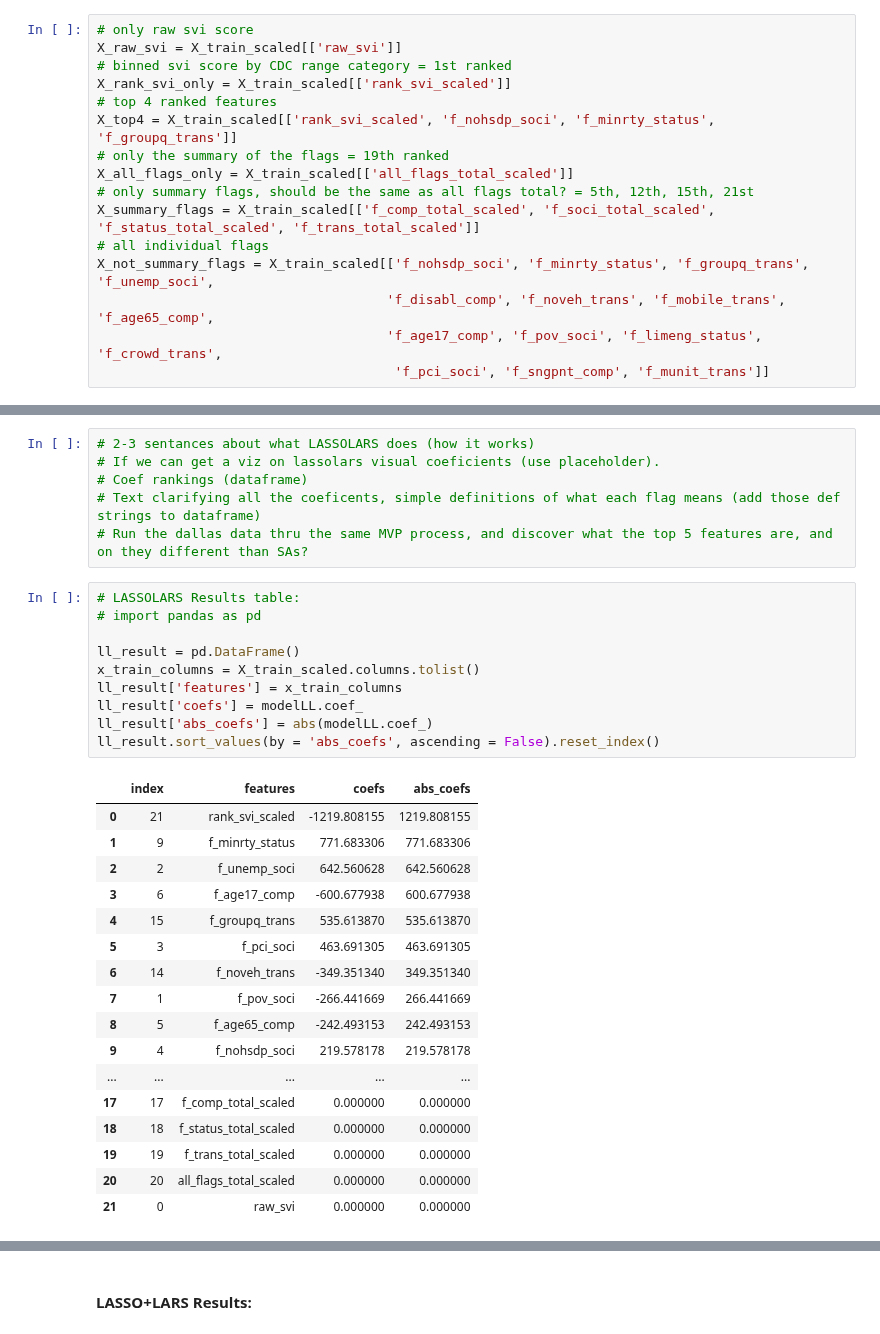
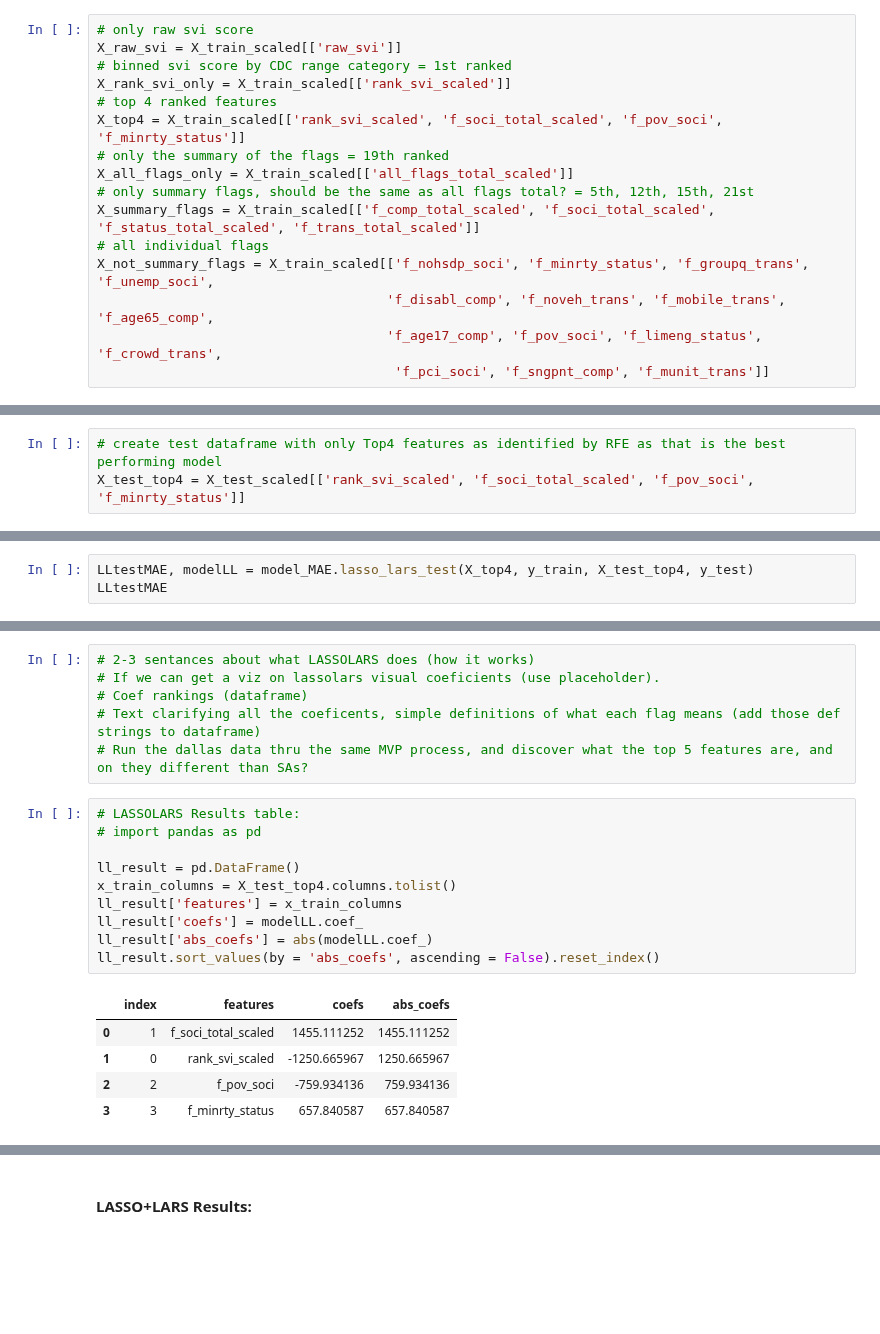
Before and after one commit to SVI-Capstone/svi_capstone, a Jupyter notebook: mvp-sa.ipynb, the cells around one changed output, grey strips where cells are left out. Drawn from its saved outputs; the diff is of its cells as text; blank space fills up the shorter version.

```diff
--- a/mvp-sa.ipynb
+++ b/mvp-sa.ipynb
@@ -265,7 +260,7 @@ X_raw_svi = X_train_scaled[['raw_svi']]
 # binned svi score by CDC range category = 1st ranked
 X_rank_svi_only = X_train_scaled[['rank_svi_scaled']]
 # top 4 ranked features
-X_top4 = X_train_scaled[['rank_svi_scaled', 'f_nohsdp_soci', 'f_minrty_status', 'f_groupq_trans']]
+X_top4 = X_train_scaled[['rank_svi_scaled', 'f_soci_total_scaled', 'f_pov_soci', 'f_minrty_status']]
 # only the summary of the flags = 19th ranked
 X_all_flags_only = X_train_scaled[['all_flags_total_scaled']]
 # only summary flags, should be the same as all flags total? = 5th, 12th, 15th, 21st
@@ -340,4 +335,7 @@ results.sort_values('LassoLars_MAE')
 | 2 | total_all_flags_only | 872.289561 | 874.089199 | 973.035151 |
 # %% [markdown]
 ## Test Stage
+# %%
+# create test dataframe with only Top4 features as identified by RFE as that is the best performing model
+X_test_top4 = X_test_scaled[['rank_svi_scaled', 'f_soci_total_scaled', 'f_pov_soci', 'f_minrty_status']]
 # %%
@@ -348,0 +347,3 @@ LLtestMAE
+# %%
+LLtestMAE, modelLL = model_MAE.lasso_lars_test(X_top4, y_train, X_test_top4, y_test)
+LLtestMAE
@@ -358,28 +361,16 @@ How did the model perform on the key metrics you chose to demonstrate its useful
 # %%
 # LASSOLARS Results table:
 # import pandas as pd
 
 ll_result = pd.DataFrame()
-x_train_columns = X_train_scaled.columns.tolist()
+x_train_columns = X_test_top4.columns.tolist()
 ll_result['features'] = x_train_columns
 ll_result['coefs'] = modelLL.coef_
 ll_result['abs_coefs'] = abs(modelLL.coef_)
 ll_result.sort_values(by = 'abs_coefs', ascending = False).reset_index()
 # %% [output]
 |  | index | features | coefs | abs_coefs |
-| 0 | 21 | rank_svi_scaled | -1219.808155 | 1219.808155 |
-| 1 | 9 | f_minrty_status | 771.683306 | 771.683306 |
-| 2 | 2 | f_unemp_soci | 642.560628 | 642.560628 |
-| 3 | 6 | f_age17_comp | -600.677938 | 600.677938 |
-| 4 | 15 | f_groupq_trans | 535.613870 | 535.613870 |
-| 5 | 3 | f_pci_soci | 463.691305 | 463.691305 |
-| 6 | 14 | f_noveh_trans | -349.351340 | 349.351340 |
-| 7 | 1 | f_pov_soci | -266.441669 | 266.441669 |
-| 8 | 5 | f_age65_comp | -242.493153 | 242.493153 |
-| 9 | 4 | f_nohsdp_soci | 219.578178 | 219.578178 |
-| ... | ... | ... | ... | ... |
-| 17 | 17 | f_comp_total_scaled | 0.000000 | 0.000000 |
-| 18 | 18 | f_status_total_scaled | 0.000000 | 0.000000 |
-| 19 | 19 | f_trans_total_scaled | 0.000000 | 0.000000 |
-| 20 | 20 | all_flags_total_scaled | 0.000000 | 0.000000 |
-| 21 | 0 | raw_svi | 0.000000 | 0.000000 |
+| 0 | 1 | f_soci_total_scaled | 1455.111252 | 1455.111252 |
+| 1 | 0 | rank_svi_scaled | -1250.665967 | 1250.665967 |
+| 2 | 2 | f_pov_soci | -759.934136 | 759.934136 |
+| 3 | 3 | f_minrty_status | 657.840587 | 657.840587 |
```
Also changed, not shown: parts of 8 cells of this notebook.
